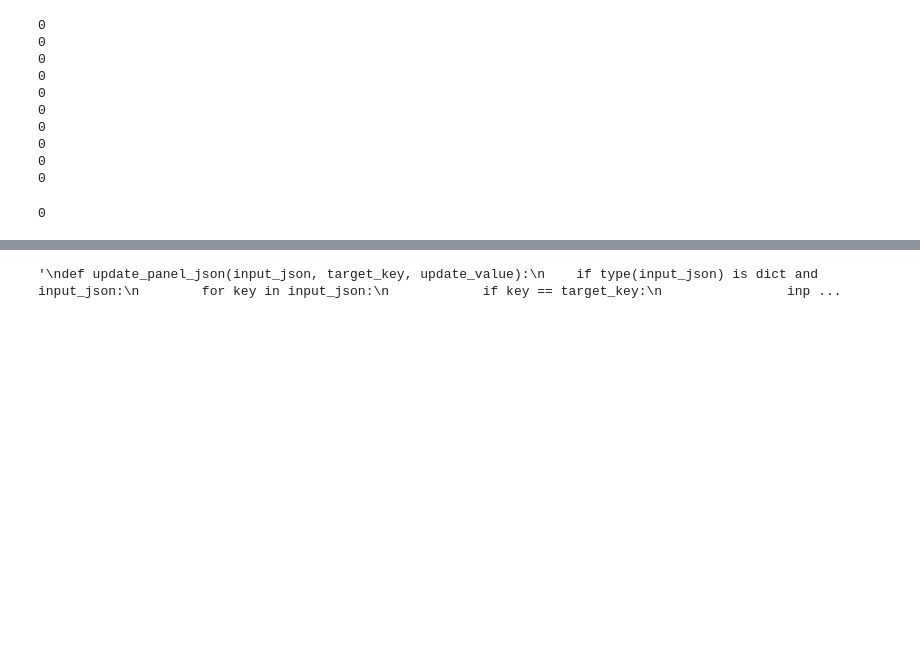
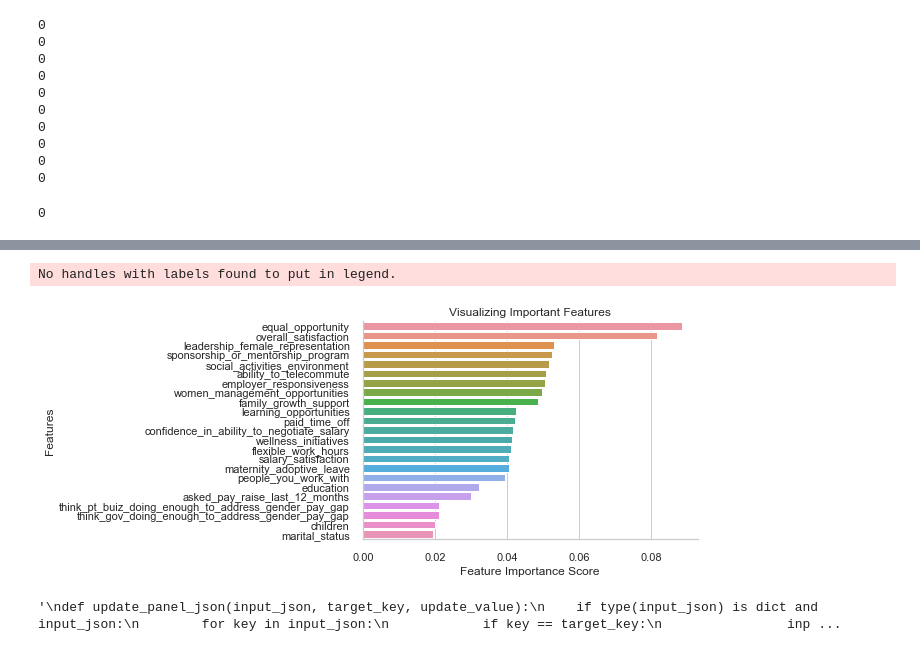
Before and after one commit to duarteharris/Hackahton, a Jupyter notebook: exploration.ipynb, the cells around one changed output, grey strips where cells are left out. Cells and saved outputs as stored; diff of their text form; code cells hidden in the pictures; blank space fills up the shorter version.

```diff
--- a/exploration.ipynb
+++ b/exploration.ipynb
@@ -407,0 +436,20 @@ dtype: float64
+# %%
+# Random Forest Prediction Model for Location
+# creating features
+X = df.drop(["company_id", "company_name", "last_year_of_employment", "location", "job_type",
+            "job_level", "department", "job_title", "sex_orientation", "gender", "salary",
+            "opportunity", "family", "schedule_flex", "enrichment", "culture"], axis = 1)
+
+# creating labels
+y = df["location"]
+
+# Spliting the dataset into training set and test set
+X_train, X_test, y_train, y_test = train_test_split(X, y, test_size = 0.2)
+# %%
+# creating a Gaussian Classifier
+clf = RandomForestClassifier(n_estimators = 100)
+
+# training the model using the training sets y_pred = clf.predict(X_test)
+clf.fit(X_train, y_train)
+
+y_pred = clf.predict(X_test)
@@ -407,0 +461,4 @@ dtype: float64
+# %%
+# checking the importance of the features to predict
+feature_imp = pd.Series(clf.feature_importances_, index = X.columns).sort_values(ascending = False)
+feature_imp
@@ -408,3 +483,21 @@ dtype: float64
+# %%
+%matplotlib inline
+
+# Creating a bar plot
+sns.set()
+sns.set_style("whitegrid")
+sns.barplot(x = feature_imp, y = feature_imp.index)
+sns.despine()
+
+# Adding labels to graph
+plt.xlabel("Feature Importance Score")
+plt.ylabel("Features")
+plt.title("Visualizing Important Features")
+plt.legend()
+plt.show()
+# %% [output]
+No handles with labels found to put in legend.
+[figure, added]
 # %%
 """
 def update_panel_json(input_json, target_key, update_value):
```
Also changed, not shown: parts of 14 cells of this notebook, 7 other files.
